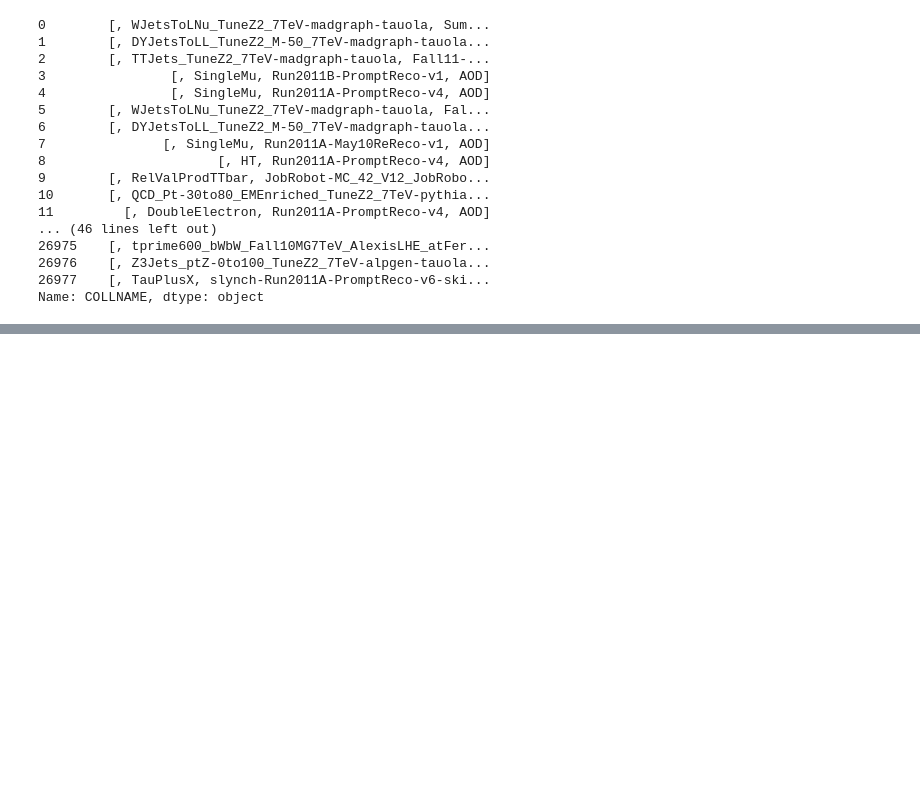
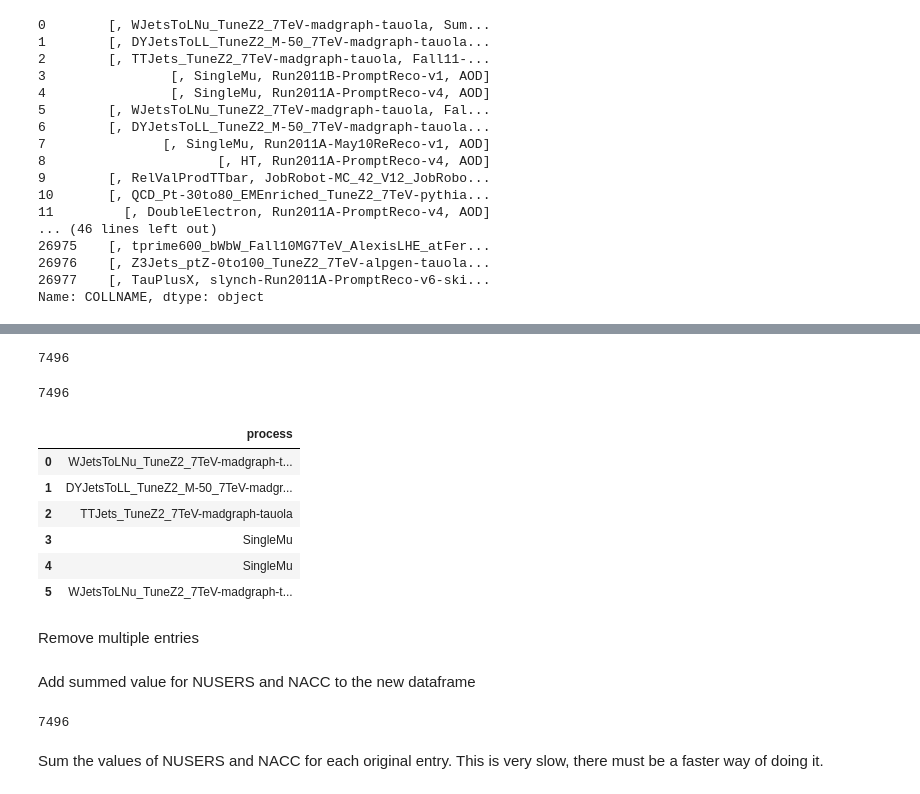
Before and after one commit to katilp/cms-data-popularity, a Jupyter notebook: compare-data-popularity.ipynb, the cells around one changed output, grey strips where cells are left out. Drawn from its saved outputs; the diff is of its cells as text; code cells hidden in the pictures; blank space fills up the shorter version.

```diff
--- a/compare-data-popularity.ipynb
+++ b/compare-data-popularity.ipynb
@@ -261,0 +319,8 @@ new_df.head()
+# %%
+sum(new_df['NUSERS'].loc[new_df['process'] == "WJetsToLNu_TuneZ2_7TeV-madgraph-tauola"])
+# %% [output]
+7496
+# %%
+sum(new_df['NUSERS'].loc[new_df['process'] == new_df['process'][0]])
+# %% [output]
+7496
@@ -261,0 +329,12 @@ new_df.head()
+# %%
+df_byprocess.head(6)
+# %% [output]
+|  | process |
+| 0 | WJetsToLNu_TuneZ2_7TeV-madgraph-t... |
+| 1 | DYJetsToLL_TuneZ2_M-50_7TeV-madgr... |
+| 2 | TTJets_TuneZ2_7TeV-madgraph-tauola |
+| 3 | SingleMu |
+| 4 | SingleMu |
+| 5 | WJetsToLNu_TuneZ2_7TeV-madgraph-t... |
+# %% [markdown]
+Remove multiple entries
@@ -261,0 +343,8 @@ new_df.head()
+# %% [markdown]
+Add summed value for NUSERS and NACC to the new dataframe
+# %%
+sum(new_df['NUSERS'].loc[new_df['process'] == df_byprocess['process'][0]])
+# %% [output]
+7496
+# %% [markdown]
+Sum the values of NUSERS and NACC for each original entry. This is very slow, there must be a faster way of doing it.
```
Also changed, not shown: parts of 17 cells of this notebook.
